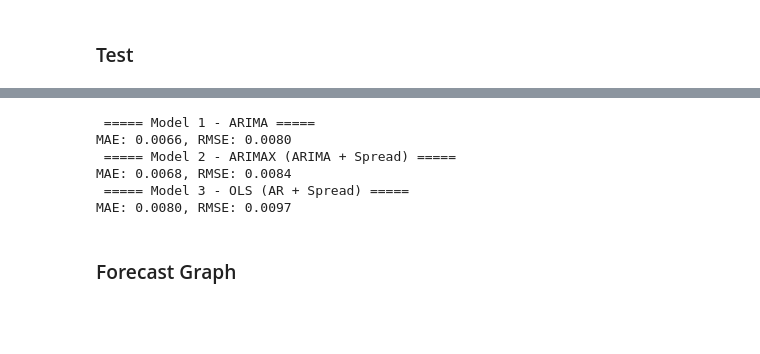
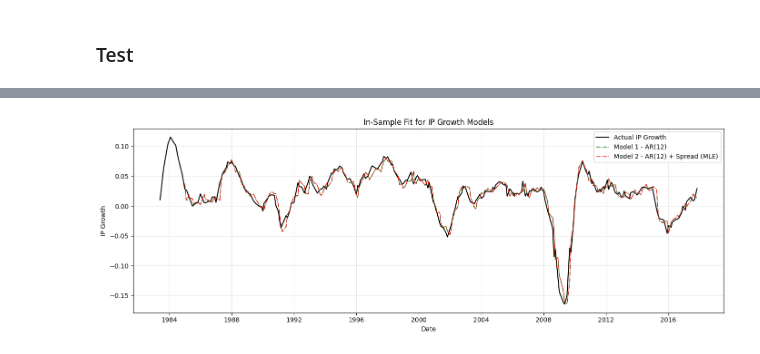
Before and after one commit to azukiw77/industrial_production_forecasting, a Jupyter notebook: Code.ipynb, the cells around one changed output, grey strips where cells are left out. Drawn from its saved outputs; the diff is of its cells as text; code cells hidden in the pictures; blank space fills up the shorter version.

```diff
--- a/Code.ipynb
+++ b/Code.ipynb
@@ -220,49 +177,19 @@ MAE: 0.0057, RMSE: 0.0071
-# %%
-# Test performance
-ytest = test['IP_growth']
-
-# ARIMA
-pred1_test_list = []
-for i in range(len(test)):
-    history = final_df['IP_growth'].iloc[:split + i]
-    m_temp = ARIMA(history, order=(best_lag, 0, 0)).fit()
-    pred1_test_list.append(float(m_temp.forecast(steps=1).iloc[0]))
-pred1_test = np.array(pred1_test_list)
-
-# ARIMAX
-pred2_test_list = []
-for i in range(len(test)):
-    history_y = final_df['IP_growth'].iloc[:split + i]
-    history_x = final_df[['Spread_lag12']].iloc[:split + i]
-    future_x  = final_df[['Spread_lag12']].iloc[[split + i]]
-    m_temp = ARIMA(history_y, order=(best_lag, 0, 0), exog=history_x).fit()
-    pred2_test_list.append(float(m_temp.forecast(steps=1, exog=future_x).iloc[0]))
-pred2_test = np.array(pred2_test_list)
-
-# OLS
-artest = sm.add_constant(test[lag_cols + ['Spread_lag12']])
-pred3_test = model3.predict(artest)
-
-
-mae1  = mean_absolute_error(ytest, pred1_test)
-rmse1 = np.sqrt(mean_squared_error(ytest, pred1_test))
-mae2  = mean_absolute_error(ytest, pred2_test)
-rmse2 = np.sqrt(mean_squared_error(ytest, pred2_test))
-mae3 = mean_absolute_error(ytest, pred3_test)
-rmse3 = np.sqrt(mean_squared_error(ytest, pred3_test))
-
-print(" ===== Model 1 - ARIMA ===== ")
-print(f"MAE: {mae1:.4f}, RMSE: {rmse1:.4f}")
-print(" ===== Model 2 - ARIMAX (ARIMA + Spread) ===== ")
-print(f"MAE: {mae2:.4f}, RMSE: {rmse2:.4f}")
-print(" ===== Model 3 - OLS (AR + Spread) ===== ")
-print(f"MAE: {mae3:.4f}, RMSE: {rmse3:.4f}")
-# %% [output]
- ===== Model 1 - ARIMA =====
-MAE: 0.0066, RMSE: 0.0080
- ===== Model 2 - ARIMAX (ARIMA + Spread) =====
-MAE: 0.0068, RMSE: 0.0084
- ===== Model 3 - OLS (AR + Spread) =====
-MAE: 0.0080, RMSE: 0.0097
-# %% [markdown]
-### Forecast Graph
+# %%
+# In-sample
+fig, ax = plt.subplots(figsize=(14, 5))
+
+ax.plot(train['observation_date'], ytrain.values, label='Actual IP Growth', color='black', linewidth=1.5)
+ax.plot(train['observation_date'].iloc[selected_lag:], pred1_train.iloc[selected_lag:].values,
+        label='Model 1 - AR(12)', color='green', linestyle='-.', linewidth=1)
+ax.plot(train['observation_date'].iloc[selected_lag:], pred2_train.iloc[selected_lag:].values,
+        label='Model 2 - AR(12) + Spread (MLE)', color='red', linestyle='-.', linewidth=1)
+
+ax.set_title('In-Sample Fit for IP Growth Models')
+ax.set_xlabel('Date')
+ax.set_ylabel('IP Growth')
+ax.legend()
+ax.grid(True, alpha=0.3)
+plt.tight_layout()
+plt.show()
+# %% [output]
+[figure, added]
```
Also changed, not shown: parts of 11 cells of this notebook, 2 other files.
